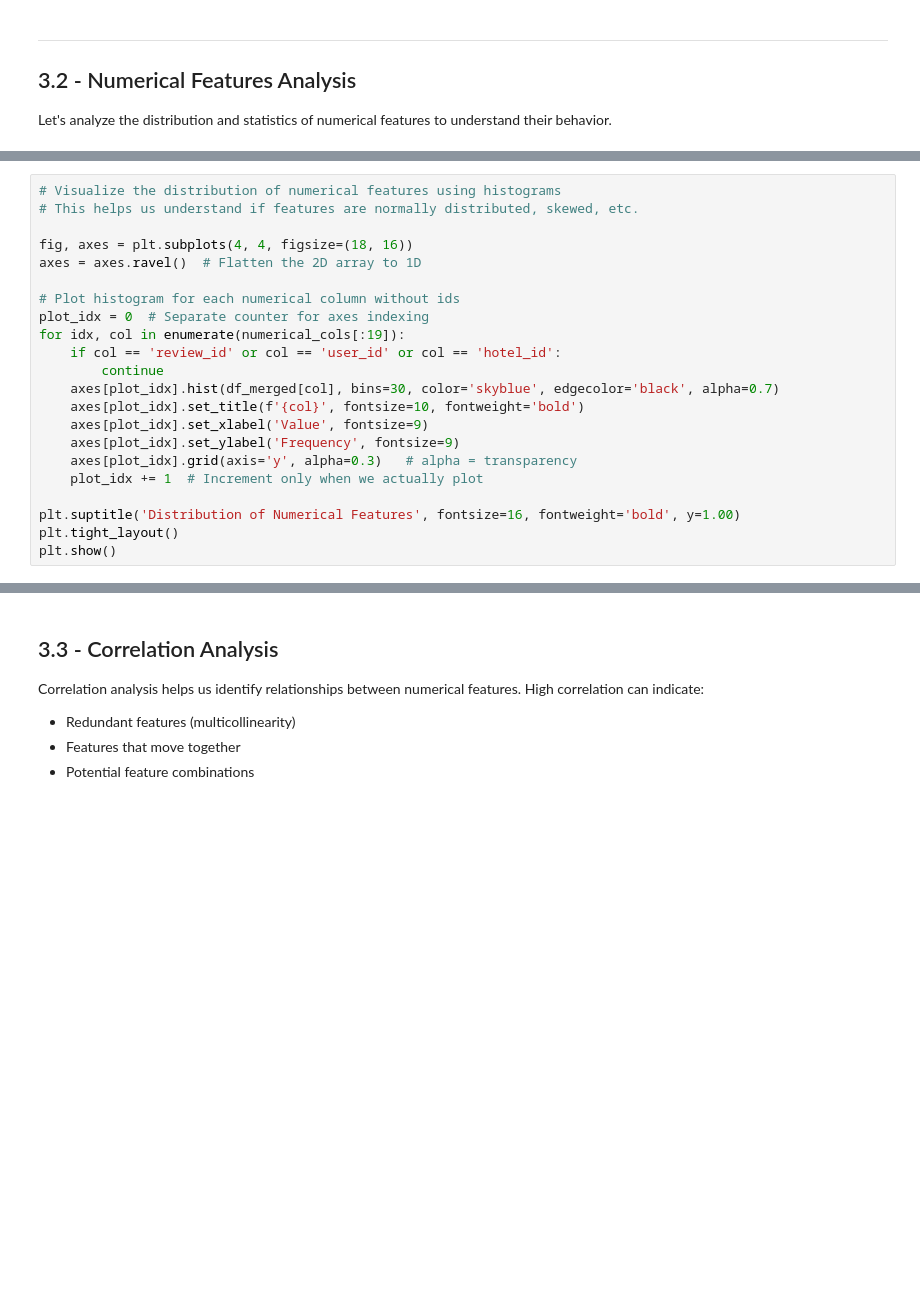
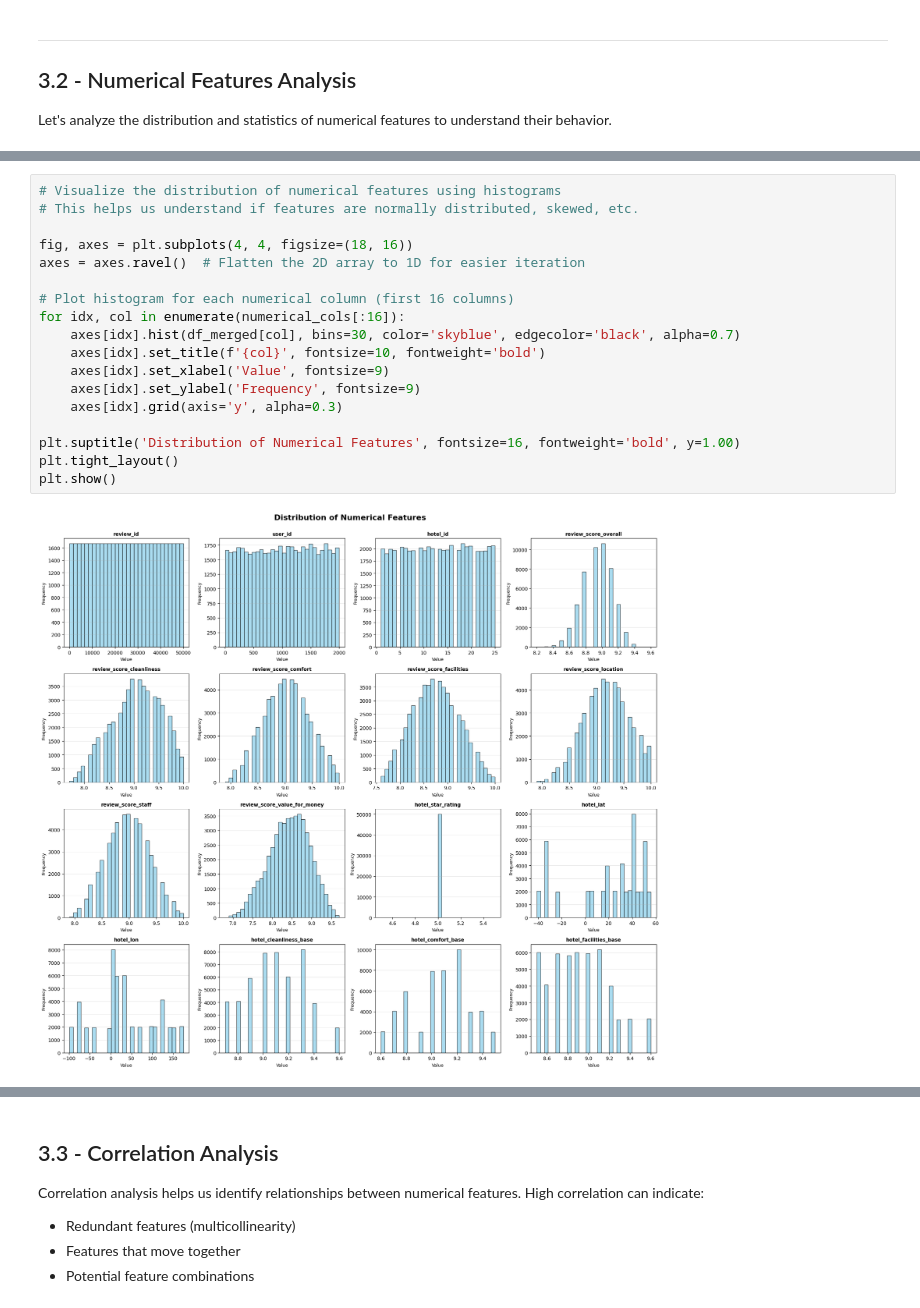
Before and after one commit to MohamedElquesni/ACL-International-Hotel-Booking-Analytics-, a Jupyter notebook: Milestone 1/Milestone 1.ipynb, the cells around one changed output, grey strips where cells are left out. Saved outputs shown, nothing was run; the diff lists cells and outputs as text; blank space fills up the shorter version.

```diff
--- a/Milestone 1/Milestone 1.ipynb
+++ b/Milestone 1/Milestone 1.ipynb
@@ -360,25 +528,23 @@ df_merged[numerical_cols].describe()
 # %%
 # Visualize the distribution of numerical features using histograms
 # This helps us understand if features are normally distributed, skewed, etc.
 
 fig, axes = plt.subplots(4, 4, figsize=(18, 16))
-axes = axes.ravel()  # Flatten the 2D array to 1D
+axes = axes.ravel()  # Flatten the 2D array to 1D for easier iteration
 
-# Plot histogram for each numerical column without ids
-plot_idx = 0  # Separate counter for axes indexing
-for idx, col in enumerate(numerical_cols[:19]):
-    if col == 'review_id' or col == 'user_id' or col == 'hotel_id':
-        continue
-    axes[plot_idx].hist(df_merged[col], bins=30, color='skyblue', edgecolor='black', alpha=0.7)
-    axes[plot_idx].set_title(f'{col}', fontsize=10, fontweight='bold')
-    axes[plot_idx].set_xlabel('Value', fontsize=9)
-    axes[plot_idx].set_ylabel('Frequency', fontsize=9)
-    axes[plot_idx].grid(axis='y', alpha=0.3)   # alpha = transparency
-    plot_idx += 1  # Increment only when we actually plot
+# Plot histogram for each numerical column (first 16 columns)
+for idx, col in enumerate(numerical_cols[:16]):
+    axes[idx].hist(df_merged[col], bins=30, color='skyblue', edgecolor='black', alpha=0.7)
+    axes[idx].set_title(f'{col}', fontsize=10, fontweight='bold')
+    axes[idx].set_xlabel('Value', fontsize=9)
+    axes[idx].set_ylabel('Frequency', fontsize=9)
+    axes[idx].grid(axis='y', alpha=0.3)
 
 plt.suptitle('Distribution of Numerical Features', fontsize=16, fontweight='bold', y=1.00)
 plt.tight_layout()
 plt.show()
+# %% [output]
+[figure, added]
 # %%
 # Use box plots to detect outliers in numerical features
 # Box plots show: median (center line), quartiles (box edges), and outliers (dots beyond whiskers)
```
Also changed, not shown: parts of 67 cells of this notebook.
